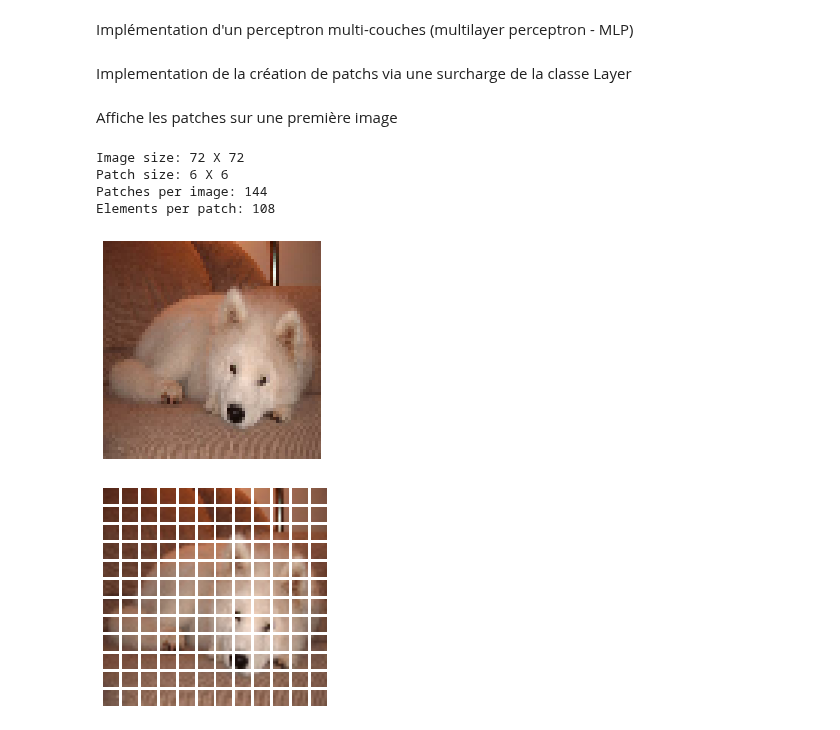
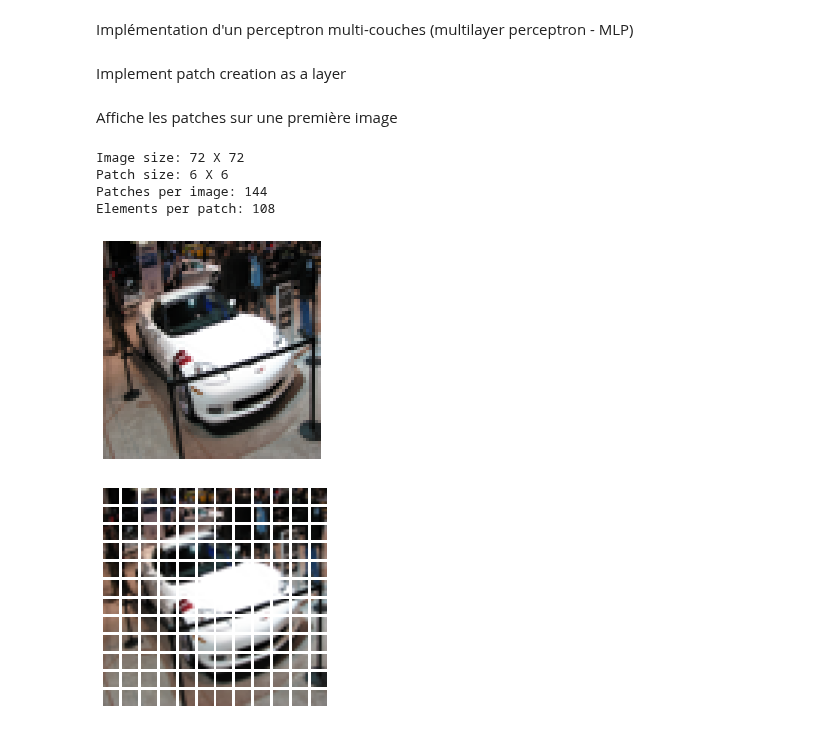
Before and after one commit to JulienGremillot/OpenClassrooms_Ingenieur_Machine_Learning, a Jupyter notebook: P7 - Développez une preuve de concept/Développez_une_preuve_de_concept_1.ipynb, the cells around one changed output. Saved outputs shown, nothing was run; the diff lists cells and outputs as text; code cells hidden in the pictures.

Commit message:
Changement de dataset - work in progress : pb de loss

```diff
--- a/P7 - Développez une preuve de concept/Développez_une_preuve_de_concept_1.ipynb
+++ b/P7 - Développez une preuve de concept/Développez_une_preuve_de_concept_1.ipynb
@@ -79,0 +122,4 @@ plt.show()
+# %%
+train, val = train_test_split(df, test_size=0.2, random_state=1)  # val 20%
+print("shape train: ", train.shape)
+print("shape val: ", val.shape)
@@ -80,21 +144,22 @@ plt.show()
 # %%
-def concat_batchs(dataset):
-  """
-  Charge en mémoire le jeu de données batché
-  """
-  x_ds = None
-  y_ds = None
-  for image_batch, labels_batch in tqdm(dataset):
-      if x_ds == None:
-          x_ds = image_batch
-          y_ds = labels_batch
-      else:
-          x_ds = tf.concat(axis=0, values = [x_ds, image_batch])
-          y_ds = tf.concat(axis=0, values = [y_ds, labels_batch])
+image_size = 72
+
+def read_images(dataset):
+  for index, row in tqdm(dataset.iterrows()):
+    image = Image.open(os.path.join(IMAGES_DIR, row['filename']))
+    image = image.resize((image_size, image_size)).convert('RGB')
+    image = asarray(image).reshape(1, image_size, image_size, 3)
+    class_id = np.array(row['class_id']).reshape(1, 1)
+    if 'x_ds' in locals():
+      x_ds = tf.concat(axis=0, values = [x_ds, image])
+      y_ds = tf.concat(axis=0, values = [y_ds, class_id])
+    else:
+      x_ds = image
+      y_ds = class_id
   return (x_ds, y_ds)
 
-(x_train, y_train) = concat_batchs(train_12)
-(x_test, y_test) = concat_batchs(val_12)
+(x_train, y_train) = read_images(train)
+(x_test, y_test) = read_images(val)
 
 print(f"x_train shape: {x_train.shape} - y_train shape: {y_train.shape}")
 print(f"x_test shape: {x_test.shape} - y_test shape: {y_test.shape}")
@@ -152,12 +213,9 @@ def mlp(x, hidden_units, dropout_rate):
         x = Dropout(dropout_rate)(x)
     return x
-# %% [markdown]
-Implementation de la création de patchs via une surcharge de la classe Layer
+# %% [markdown]
+Implement patch creation as a layer
 # %%
 class Patches(Layer):
-    """
-    Classe de type Layer gérant la création de patchs
-    """
     def __init__(self, patch_size):
         super(Patches, self).__init__()
         self.patch_size = patch_size
@@ -182,29 +240,29 @@ np_config.enable_numpy_behavior()
 # %%
 plt.figure(figsize=(4, 4))
 image = x_train[np.random.choice(range(x_train.shape[0]))]
 plt.imshow(image.astype("uint8"))
 plt.axis("off")
 
 resized_image = tf.image.resize(
-    tf.convert_to_tensor([image]), size=(width, height)
+    tf.convert_to_tensor([image]), size=(image_size, image_size)
 )
 patches = Patches(patch_size)(resized_image)
-print(f"Image size: {width} X {height}")
+print(f"Image size: {image_size} X {image_size}")
 print(f"Patch size: {patch_size} X {patch_size}")
 print(f"Patches per image: {patches.shape[1]}")
 print(f"Elements per patch: {patches.shape[-1]}")
 
 n = int(np.sqrt(patches.shape[1]))
 plt.figure(figsize=(4, 4))
 for i, patch in enumerate(patches[0]):
     ax = plt.subplot(n, n, i + 1)
     patch_img = tf.reshape(patch, (patch_size, patch_size, 3))
     plt.imshow(patch_img.numpy().astype("uint8"))
     plt.axis("off")
 # %% [output]
 Image size: 72 X 72
 Patch size: 6 X 6
 Patches per image: 144
 Elements per patch: 108
-[figure, old version]
+[figure, new version]
-[figure, old version]
+[figure, new version]
```
Also changed, not shown: parts of 34 cells of this notebook.
